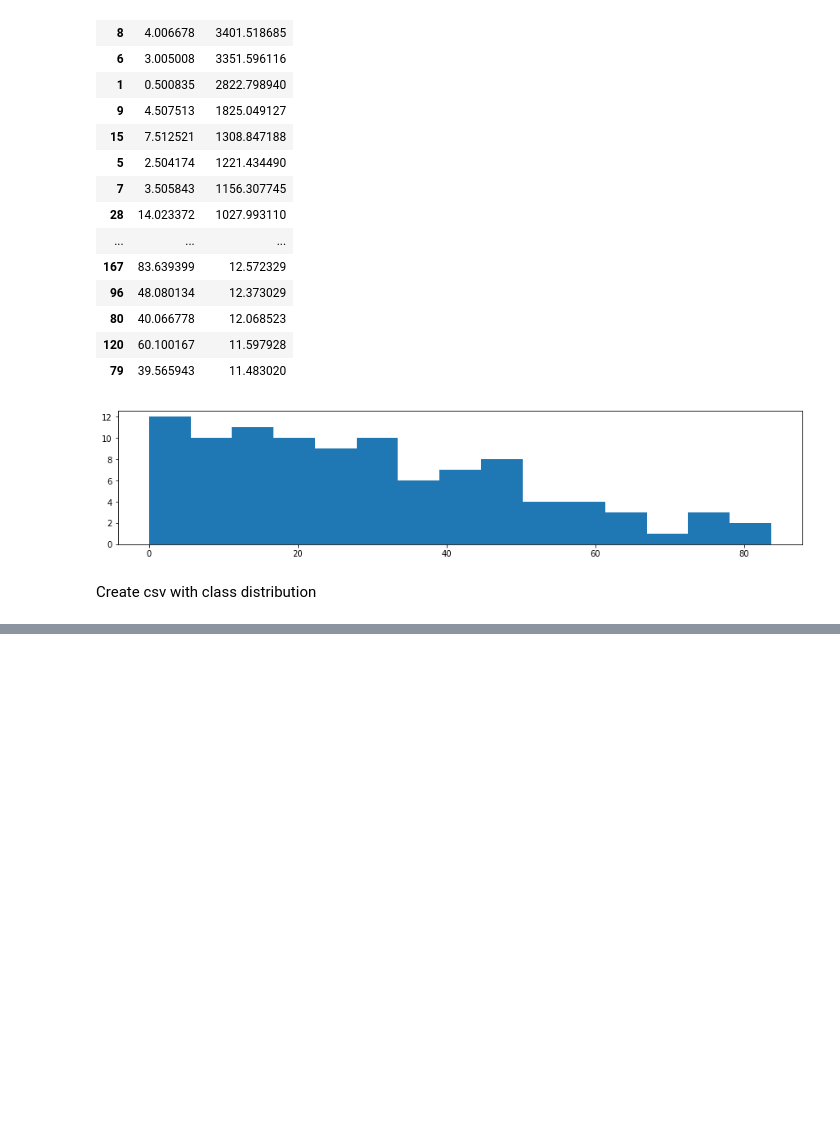
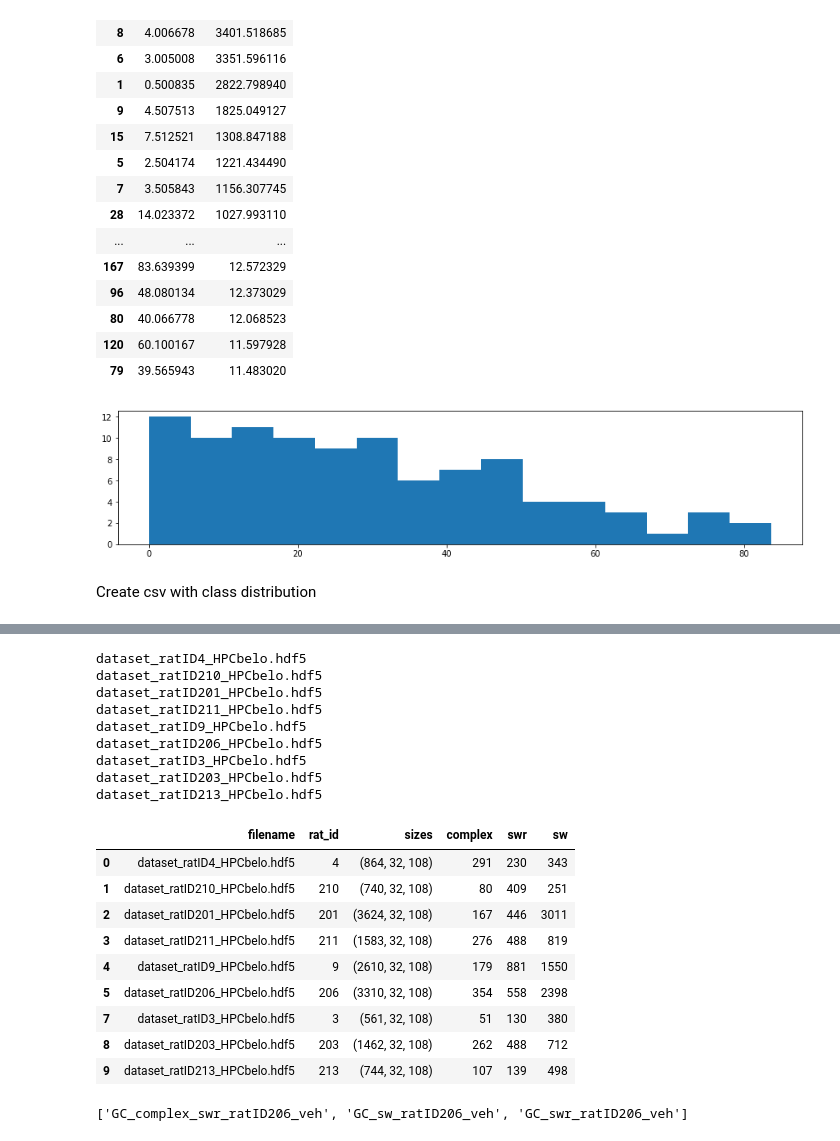
Before and after one commit to genzellab/ripple-classifier, a Jupyter notebook: plots.ipynb, the cells around one changed output, grey strips where cells are left out. Saved outputs shown, nothing was run; the diff lists cells and outputs as text; code cells hidden in the pictures; blank space fills up the shorter version.

```diff
--- a/plots.ipynb
+++ b/plots.ipynb
@@ -369 +331,56 @@ array([214, 205,  10,   5,   2, 207, 209, 212, 204,  11])
+# %%
+import h5py
+import json
+root_dir = 'proc_data/HPC_VEH_BELO/'
+data_df = pd.DataFrame(os.listdir(root_dir), columns=['filename'])
+#remove rows with .csv in filename
+data_df = data_df[~data_df['filename'].str.contains('.csv')]
+data_df['rat_id'] = data_df.filename.apply(lambda x: int(x.split('_')[1].split('ratID')[1]))
+data_df.rat_id.unique()
+sizes = []
+label_dict = {'complex':[], 'sw':[], 'swr':[]}
+
+for file in data_df.filename:
+    print(file)
+    #load h5 file
+    f = h5py.File(root_dir+file, 'r')
+    label_arr = json.loads(f.attrs['data_types'])
+    #get size of dataset
+    sizes.append(f['x'].shape)
+    y = pd.Series(f['y']).apply(lambda x: label_arr[str(x)])
+    # print(y.value_counts(),y[(~y.str.contains('complex')) & (y.str.contains('swr'))].shape[0])
+    label_dict['complex'].append(y[y.str.contains('complex')].shape[0])
+    label_dict['sw'].append(y[y.str.contains('sw') & ~y.str.contains('swr')].shape[0])
+    label_dict['swr'].append(y[~y.str.contains('complex') & y.str.contains('swr')].shape[0])
+    f.close()
+    # break
+data_df['sizes'] = sizes
+data_df['complex'] = label_dict['complex']
+data_df['swr'] = label_dict['swr']
+data_df['sw'] = label_dict['sw']
+data_df
+# %% [output]
+dataset_ratID4_HPCbelo.hdf5
+dataset_ratID210_HPCbelo.hdf5
+dataset_ratID201_HPCbelo.hdf5
+dataset_ratID211_HPCbelo.hdf5
+dataset_ratID9_HPCbelo.hdf5
+dataset_ratID206_HPCbelo.hdf5
+dataset_ratID3_HPCbelo.hdf5
+dataset_ratID203_HPCbelo.hdf5
+dataset_ratID213_HPCbelo.hdf5
+|  | filename | rat_id | sizes | complex | swr | sw |
+| 0 | dataset_ratID4_HPCbelo.hdf5 | 4 | (864, 32, 108) | 291 | 230 | 343 |
+| 1 | dataset_ratID210_HPCbelo.hdf5 | 210 | (740, 32, 108) | 80 | 409 | 251 |
+| 2 | dataset_ratID201_HPCbelo.hdf5 | 201 | (3624, 32, 108) | 167 | 446 | 3011 |
+| 3 | dataset_ratID211_HPCbelo.hdf5 | 211 | (1583, 32, 108) | 276 | 488 | 819 |
+| 4 | dataset_ratID9_HPCbelo.hdf5 | 9 | (2610, 32, 108) | 179 | 881 | 1550 |
+| 5 | dataset_ratID206_HPCbelo.hdf5 | 206 | (3310, 32, 108) | 354 | 558 | 2398 |
+| 7 | dataset_ratID3_HPCbelo.hdf5 | 3 | (561, 32, 108) | 51 | 130 | 380 |
+| 8 | dataset_ratID203_HPCbelo.hdf5 | 203 | (1462, 32, 108) | 262 | 488 | 712 |
+| 9 | dataset_ratID213_HPCbelo.hdf5 | 213 | (744, 32, 108) | 107 | 139 | 498 |
+# %%
+label_arr
+# %% [output]
+['GC_complex_swr_ratID206_veh', 'GC_sw_ratID206_veh', 'GC_swr_ratID206_veh']
 # %%
```
Also changed, not shown: parts of 9 cells of this notebook, 8 other files.
